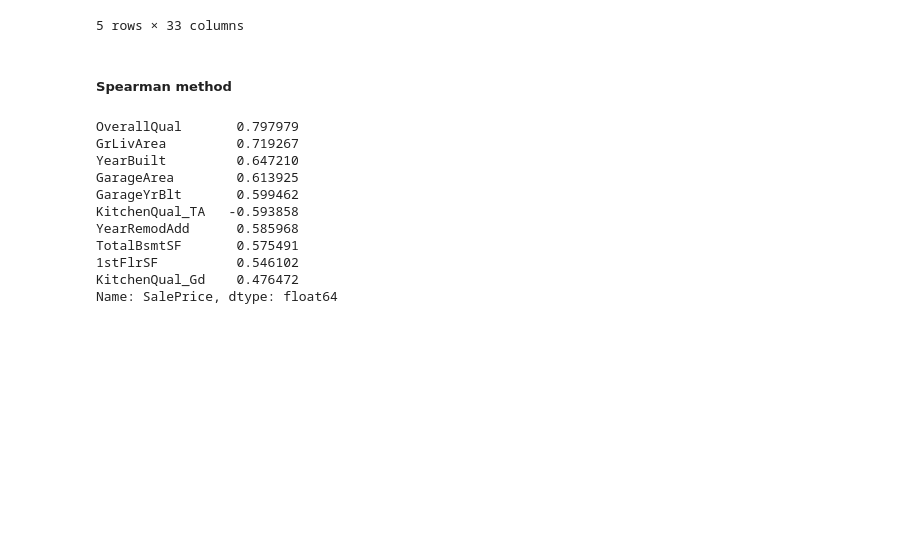
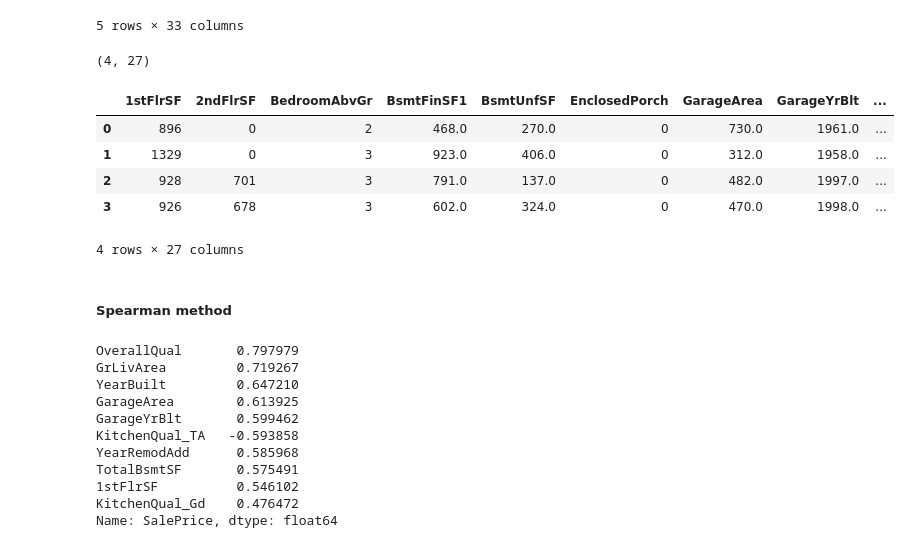
Before and after one commit to Danpr1984/milestone-project-heritage-housing-issues, a Jupyter notebook: jupyter_notebooks/02 - Sale Price Study.ipynb, the cells around one changed output. Drawn from its saved outputs; the diff is of its cells as text; code cells hidden in the pictures; blank space fills up the shorter version.

```diff
--- a/jupyter_notebooks/02 - Sale Price Study.ipynb
+++ b/jupyter_notebooks/02 - Sale Price Study.ipynb
@@ -119,6 +119,20 @@ df_ohe.head()
 | 5 | 796 | 566.0 | 1.0 | 732 | 64 | 480 | 1993.0 | 1362 | 14115 | ... |
 | 6 | 1694 | 0.0 | 3.0 | 1369 | 317 | 636 | 2004.0 | 1694 | 10084 | ... |
 5 rows × 33 columns
+# %%
+from feature_engine.encoding import OneHotEncoder
+encoder = OneHotEncoder(variables=inherited_df.columns[inherited_df.dtypes=='object'].to_list(), drop_last=False)
+df_ohe = encoder.fit_transform(inherited_df)
+print(df_ohe.shape)
+df_ohe.head()
+# %% [output]
+(4, 27)
+|  | 1stFlrSF | 2ndFlrSF | BedroomAbvGr | BsmtFinSF1 | BsmtUnfSF | EnclosedPorch | GarageArea | GarageYrBlt | ... |
+| 0 | 896 | 0 | 2 | 468.0 | 270.0 | 0 | 730.0 | 1961.0 | ... |
+| 1 | 1329 | 0 | 3 | 923.0 | 406.0 | 0 | 312.0 | 1958.0 | ... |
+| 2 | 928 | 701 | 3 | 791.0 | 137.0 | 0 | 482.0 | 1997.0 | ... |
+| 3 | 926 | 678 | 3 | 602.0 | 324.0 | 0 | 470.0 | 1998.0 | ... |
+4 rows × 27 columns
 # %% [markdown]
 ##### Spearman method
 # %%
```
Also changed, not shown: parts of 1 cell of this notebook, 3 other files.
